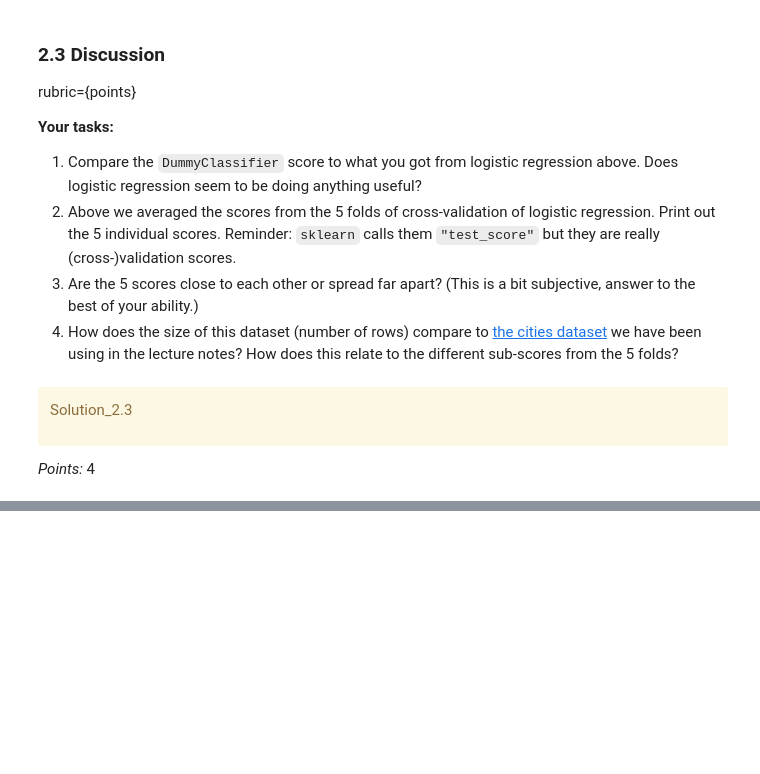
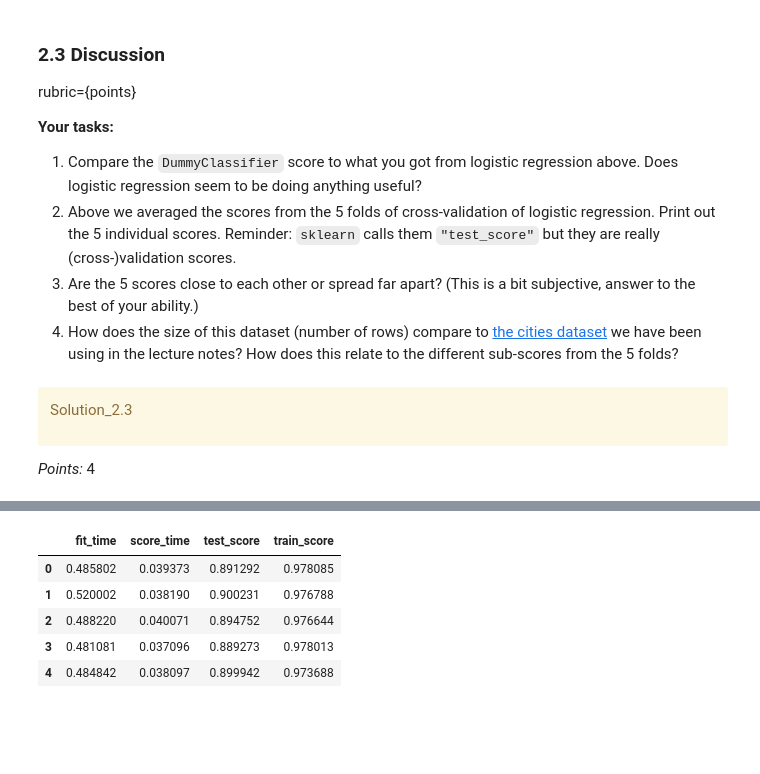
Before and after one commit to sillyyilly/cpsc330work, a Jupyter notebook: hw/hw4/hw4.ipynb, the cells around one changed output, grey strips where cells are left out. Drawn from its saved outputs; the diff is of its cells as text; code cells hidden in the pictures; blank space fills up the shorter version.

```diff
--- a/hw/hw4/hw4.ipynb
+++ b/hw/hw4/hw4.ipynb
@@ -366,3 +375,14 @@ cv_scores = ...
+# %%
+cv_scores = cross_validate(pipe, X_train, y_train, return_train_score=True)
+cv_scores=pd.DataFrame.from_dict(cv_scores)
+cv_scores
+# %% [output]
+|  | fit_time | score_time | test_score | train_score |
+| 0 | 0.485802 | 0.039373 | 0.891292 | 0.978085 |
+| 1 | 0.520002 | 0.038190 | 0.900231 | 0.976788 |
+| 2 | 0.488220 | 0.040071 | 0.894752 | 0.976644 |
+| 3 | 0.481081 | 0.037096 | 0.889273 | 0.978013 |
+| 4 | 0.484842 | 0.038097 | 0.899942 | 0.973688 |
 # %%
 ...
 # %% [markdown]
```
Also changed, not shown: parts of 11 cells of this notebook.
